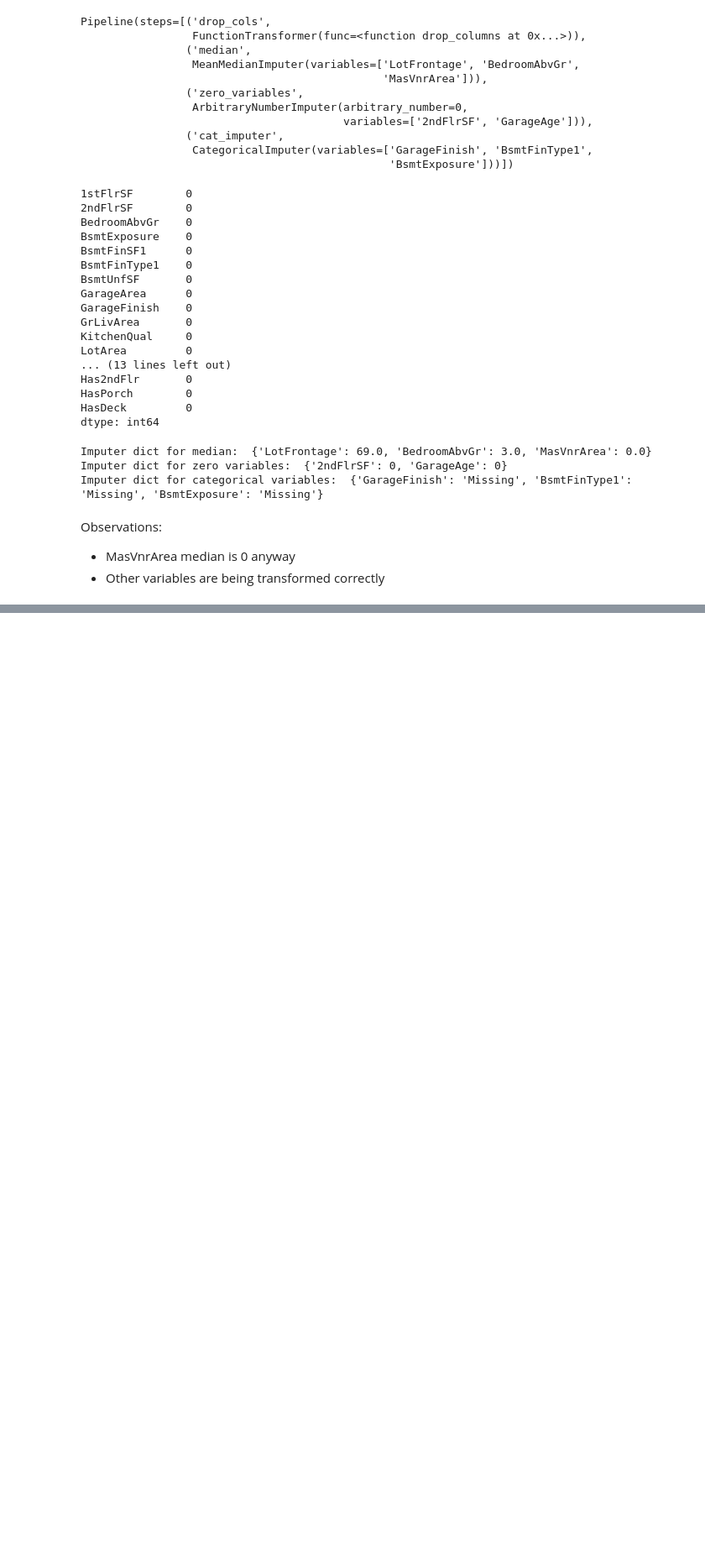
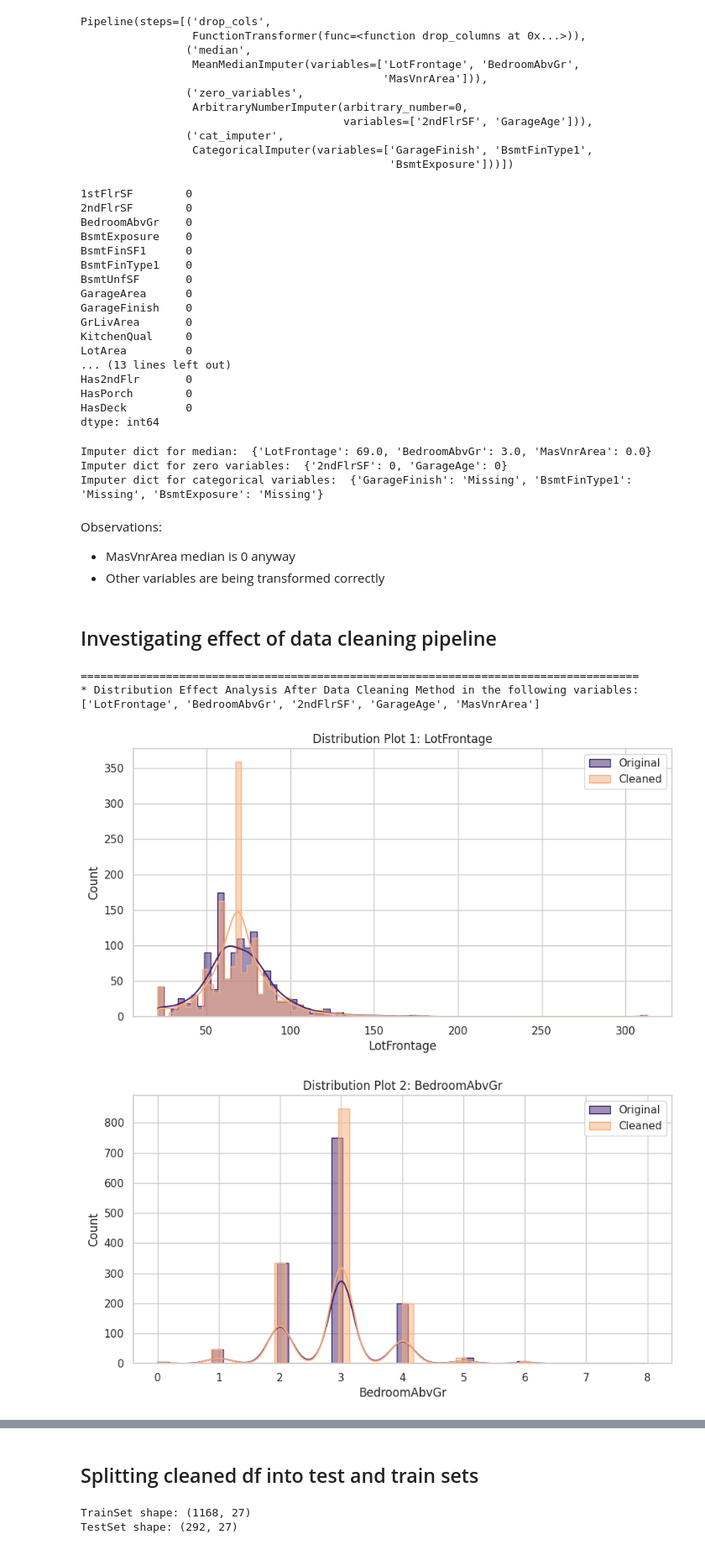
Before and after one commit to emilywade/heritage-housing, a Jupyter notebook: jupyter_notebooks/02DataCleaning.ipynb, the cells around one changed output, grey strips where cells are left out. Shown at 84% size. Saved outputs shown, nothing was run; the diff lists cells and outputs as text; code cells hidden in the pictures; blank space fills up the shorter version.

Commit message:
checking distribution post pipeline, saving cleaned data, splitting into test and train sets

```diff
--- a/jupyter_notebooks/02DataCleaning.ipynb
+++ b/jupyter_notebooks/02DataCleaning.ipynb
@@ -182,5 +182,5 @@ Pipeline(steps=[('drop_cols',
                  CategoricalImputer(variables=['GarageFinish', 'BsmtFinType1',
                                                'BsmtExposure']))])
 # %%
-df = pipeline.transform(df)
+df_clean = pipeline.transform(df)
 # %%
@@ -215,3 +215,5 @@ Imputer dict for categorical variables:  {'GarageFinish': 'Missing', 'BsmtFinTyp
 Observations:
 - MasVnrArea median is 0 anyway
 - Other variables are being transformed correctly
+# %% [markdown]
+## Investigating effect of data cleaning pipeline
@@ -217,0 +263,10 @@ Observations:
+# %%
+DataCleaningEffect(df_original=df,
+                   df_cleaned=df_clean,
+                   variables_applied_with_method=numerical_variables_missing)
+# %% [output]
+=====================================================================================
+* Distribution Effect Analysis After Data Cleaning Method in the following variables:
+['LotFrontage', 'BedroomAbvGr', '2ndFlrSF', 'GarageAge', 'MasVnrArea']
+[figure, added]
+[figure, added]
@@ -217,0 +276,18 @@ Observations:
+# %% [markdown]
+## Splitting cleaned df into test and train sets
+# %%
+from sklearn.model_selection import train_test_split
+
+X = df_clean.drop(columns=['SalePrice'])
+y = df_clean['SalePrice']
+
+X_train, X_test, y_train, y_test= train_test_split(
+                                        X,
+                                        y,
+                                        test_size=0.2,
+                                        random_state=0)
+
+print(f"TrainSet shape: {X_train.shape} \nTestSet shape: {X_test.shape}")
+# %% [output]
+TrainSet shape: (1168, 27)
+TestSet shape: (292, 27)
```
Also changed, not shown: parts of 7 cells of this notebook, 3 other files.
